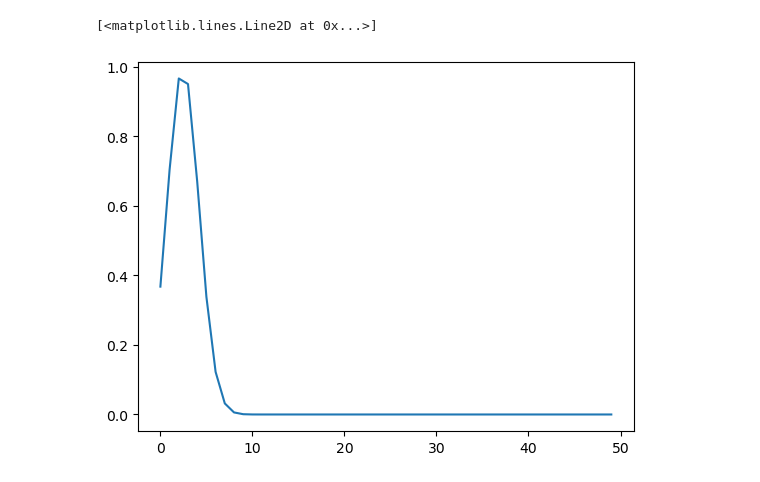
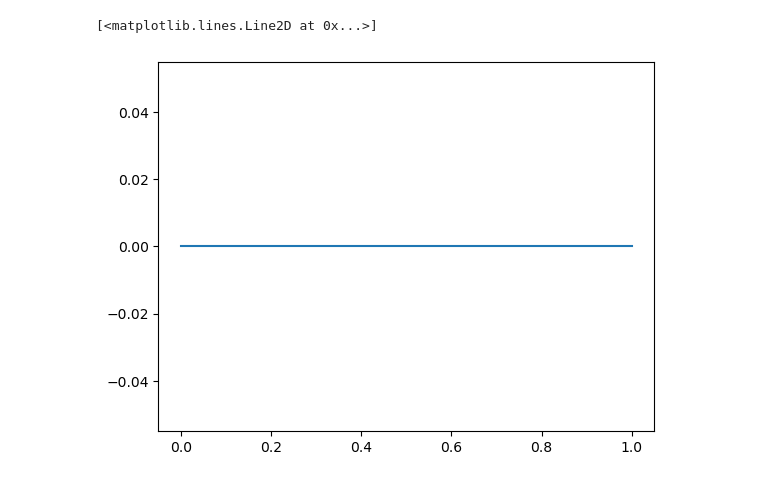
Before and after one commit to lucasattia/crystalPBM, a Jupyter notebook: functions/testing.ipynb, the cells around one changed output. Saved outputs shown, nothing was run; the diff lists cells and outputs as text; code cells hidden in the pictures.

```diff
--- a/functions/testing.ipynb
+++ b/functions/testing.ipynb
@@ -25,16 +22,21 @@ The autoreload extension is already loaded. To reload it, use:
 # %%
-L_list = np.linspace(0,20)
+L_list = np.linspace(0,1, 100)
 
-n = np.exp(-(L_list - 1)**2)
+# n = np.exp(-(L_list - 0.1)**2)
+n = np.zeros_like(L_list)
 delC = 1
 
 x = np.hstack([delC, n])
 
 p = {"L_list" : L_list,
-     "dlogV_dt" : 0.0}
+     'E' : 1,
+     'V' : 2,
+     'rho' : 1,
+     'k' : 1,
+     }
 
-plt.plot(n)
+plt.plot(L_list, n)
 # %% [output]
 [<matplotlib.lines.Line2D at 0x...>]
-[figure, old version]
+[figure, new version]
 # %%
```
Also changed, not shown: parts of 4 cells of this notebook, 3 other files.
